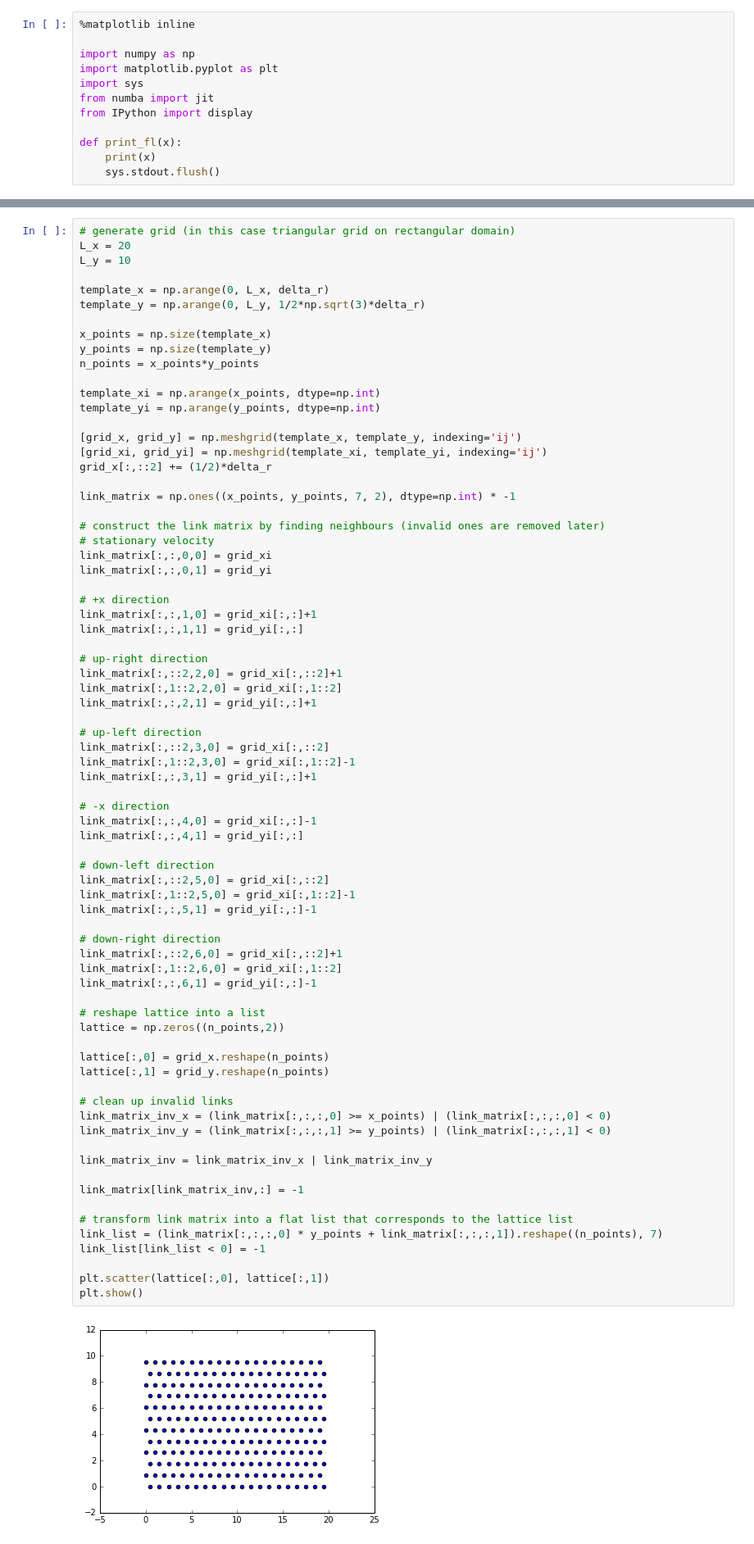
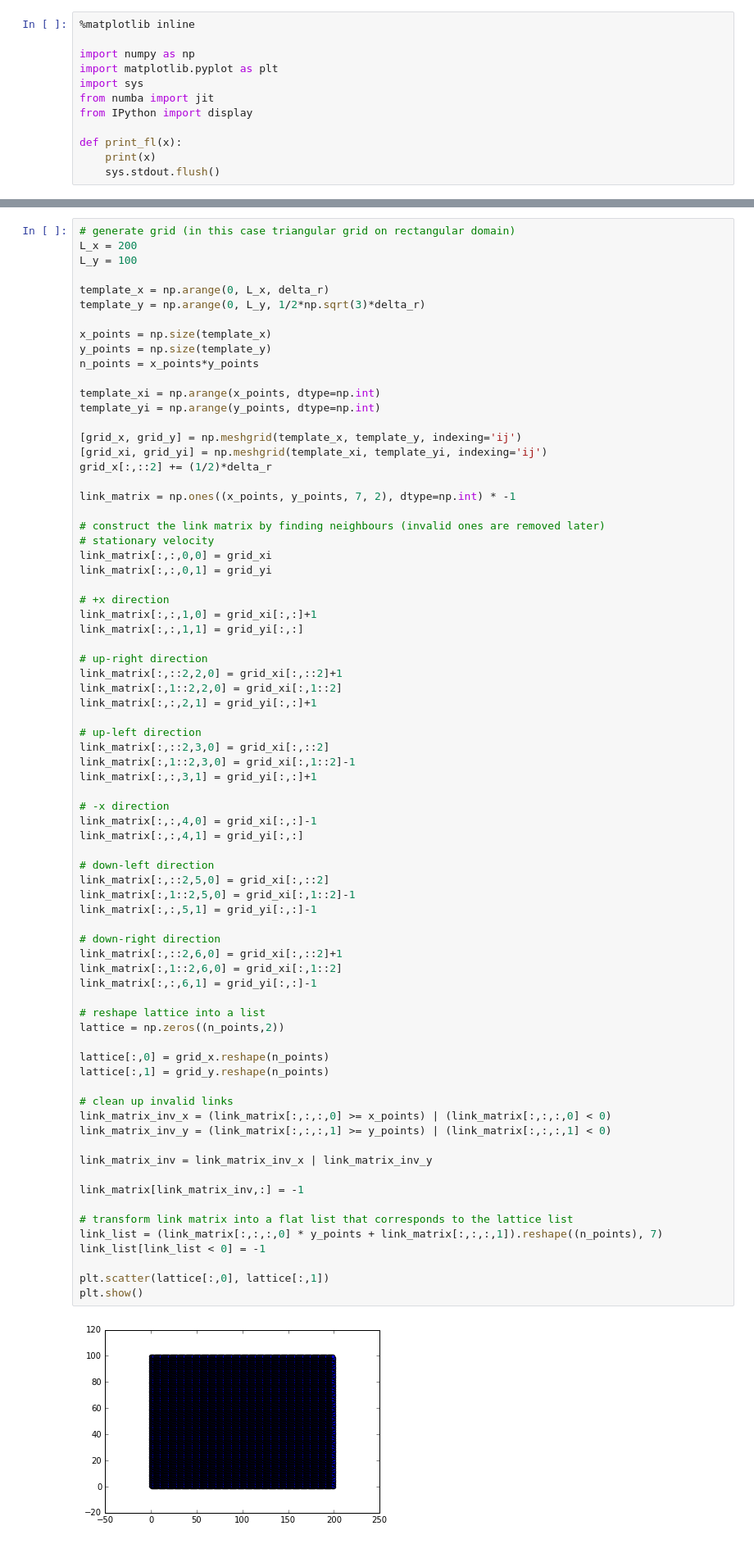
Before and after one commit to szwetsloot/comp-phys-lb, a Jupyter notebook: LBJesse.ipynb, the cells around one changed output, grey strips where cells are left out. Shown: that part at 82% size. Saved outputs shown, nothing was run; the diff lists cells and outputs as text.

```diff
--- a/LBJesse.ipynb
+++ b/LBJesse.ipynb
@@ -42,8 +42,8 @@ bb_dir = np.concatenate(([0], 1 + ((np.arange(q-1) + (q-1)/2) % 6)))
 bb_dir = np.array(bb_dir, dtype=np.int)
 # %%
 # generate grid (in this case triangular grid on rectangular domain)
-L_x = 20
-L_y = 10
+L_x = 200
+L_y = 100
 
 template_x = np.arange(0, L_x, delta_r)
 template_y = np.arange(0, L_y, 1/2*np.sqrt(3)*delta_r)
@@ -88,32 +88,32 @@ link_matrix[:,:,4,1] = grid_yi[:,:]
 link_matrix[:,::2,5,0] = grid_xi[:,::2]
 link_matrix[:,1::2,5,0] = grid_xi[:,1::2]-1
 link_matrix[:,:,5,1] = grid_yi[:,:]-1
 
 # down-right direction
 link_matrix[:,::2,6,0] = grid_xi[:,::2]+1
 link_matrix[:,1::2,6,0] = grid_xi[:,1::2]
 link_matrix[:,:,6,1] = grid_yi[:,:]-1
 
 # reshape lattice into a list
 lattice = np.zeros((n_points,2))
 
 lattice[:,0] = grid_x.reshape(n_points)
 lattice[:,1] = grid_y.reshape(n_points)
 
 # clean up invalid links
 link_matrix_inv_x = (link_matrix[:,:,:,0] >= x_points) | (link_matrix[:,:,:,0] < 0)
 link_matrix_inv_y = (link_matrix[:,:,:,1] >= y_points) | (link_matrix[:,:,:,1] < 0)
 
 link_matrix_inv = link_matrix_inv_x | link_matrix_inv_y
 
 link_matrix[link_matrix_inv,:] = -1
 
 # transform link matrix into a flat list that corresponds to the lattice list
 link_list = (link_matrix[:,:,:,0] * y_points + link_matrix[:,:,:,1]).reshape((n_points), 7)
 link_list[link_list < 0] = -1
 
 plt.scatter(lattice[:,0], lattice[:,1])
 plt.show()
 # %% [output]
-[figure, old version]
+[figure, new version]
 # %%
```
Also changed, not shown: parts of 10 cells of this notebook.
